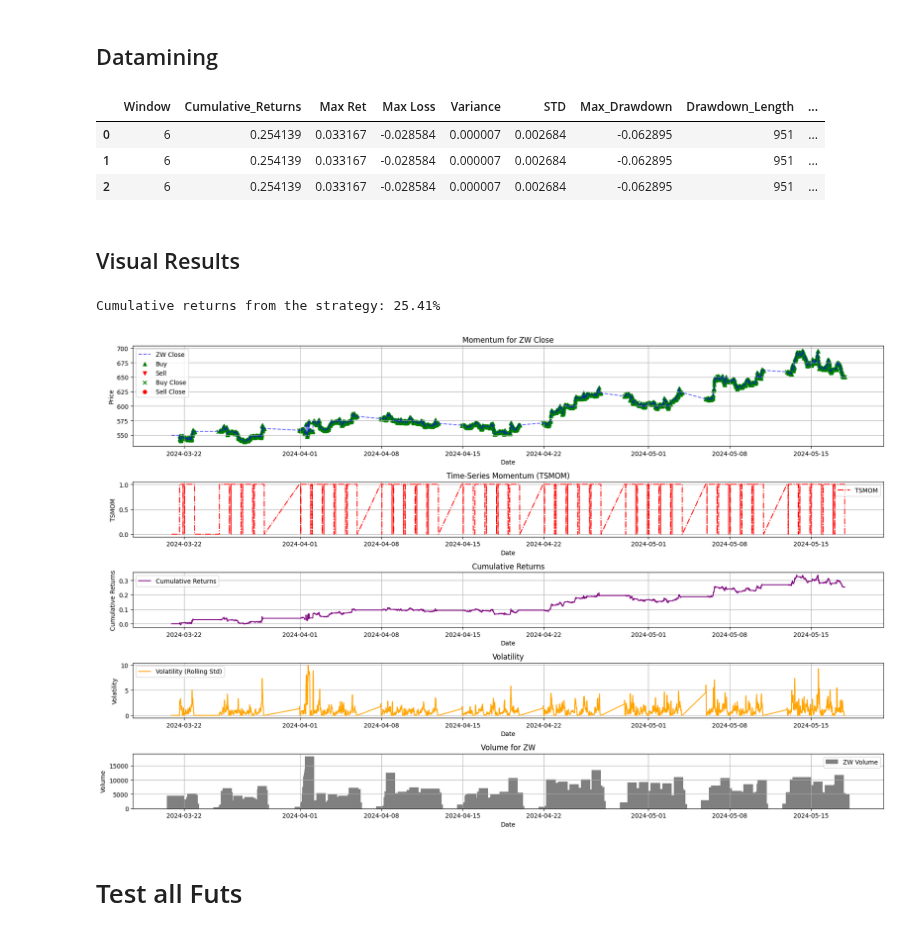
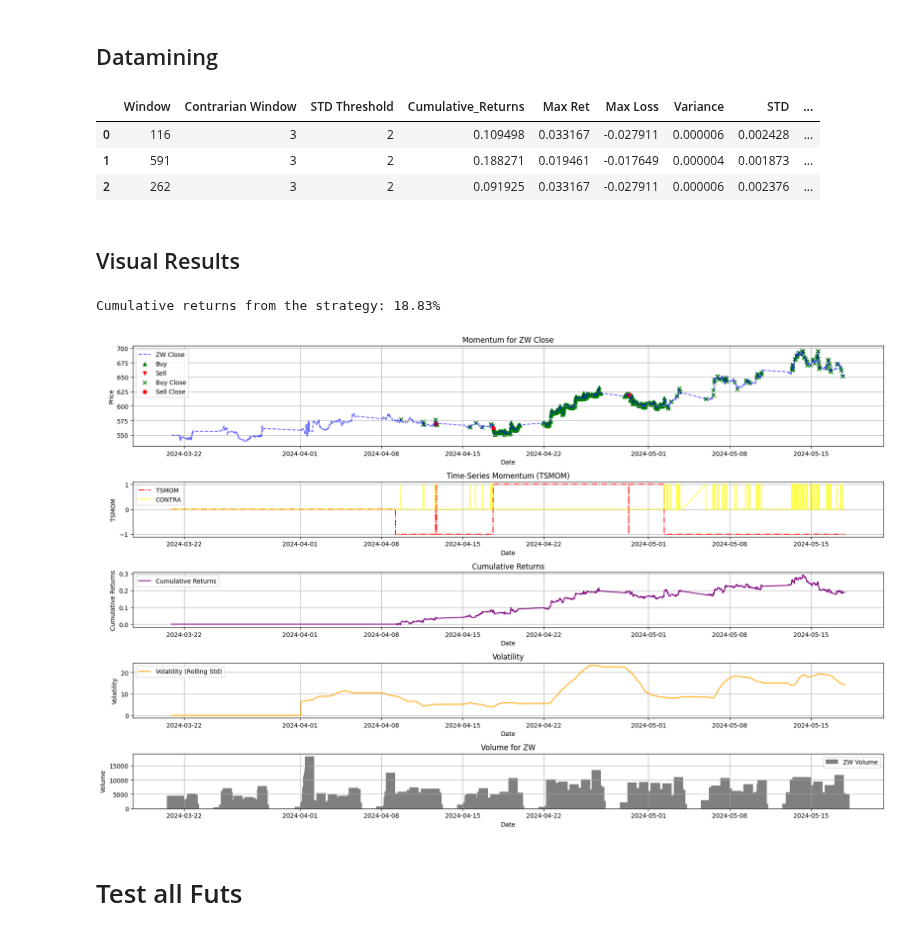
Before and after one commit to adamd1985/intra_day_futures_arb, a Jupyter notebook: ta_momentum.ipynb, the cells around one changed output. Saved outputs shown, nothing was run; the diff lists cells and outputs as text; code cells hidden in the pictures.

Commit message:
update with CONTRA TSMOM

```diff
--- a/ta_momentum.ipynb
+++ b/ta_momentum.ipynb
@@ -196,24 +205,24 @@ import itertools
 import math
 from scipy.stats import skew, kurtosis
 
-def tsmom_backtest(df, target_col, window=abs(HALF_LIFE), period=INTERVAL):
+def tsmom_backtest(df, target_col, lookback=abs(HALF_LIFE), contra_lookback=abs(HALF_LIFE//2), period=INTERVAL, std_threshold=1.5):
     df = df.copy()
     df['Closed'] = 0
     df['Position'] = 0
     df['Ret'] = 0.0
-    ts_mom_df = get_tsmom_signals(target_fut_df[f"{TARGET_FUT}_Close"], lookback=window, period=period)
+    ts_mom_df = get_tsmom_signals(df[target_col], lookback=lookback, contra_lookback=contra_lookback, std_threshold=std_threshold)
     df['TSMOM'] = ts_mom_df['TSMOM']
-
+    df['CONTRA'] = ts_mom_df['CONTRA']
 
     df['TSMOM_Shifted'] = df['TSMOM'].shift(1).fillna(0)
-    df['SB'] = df['TSMOM_Shifted'] > 0
-    df['SS'] = df['TSMOM_Shifted'] < 0
+    df['CONTRA_Shifted'] = df['CONTRA'].shift(3).fillna(0)
+    df['SB'] = (df['TSMOM_Shifted'] > 0) & (df['CONTRA_Shifted'] == 0)
+    df['SS'] = (df['TSMOM_Shifted'] < 0) & (df['CONTRA_Shifted'] == 0)
     df['SBS'] = df['TSMOM_Shifted'] < 1
     df['SSB'] = df['TSMOM_Shifted'] > -1
 
     entry = 0
     position = 0
-
     for i, row in df.iterrows():
         if (row['SBS'] and position == 1) or (row['SSB'] and position == -1):
             if position == 1:
@@ -229,6 +238,8 @@ def tsmom_backtest(df, target_col, window=abs(HALF_LIFE), period=INTERVAL):
         elif row['SS'] and position == 0:
             entry = row[target_col]
             position = -1
+        if position !=0 and row['CONTRA'] != 0:
+            position = -position
 
         df.at[i, 'Position'] = position
 
@@ -239,11 +250,13 @@ def tsmom_backtest(df, target_col, window=abs(HALF_LIFE), period=INTERVAL):
     df['Drawdown'] = (1 + df['Ret']).cumprod().div((1 + df['Ret']).cumprod().cummax()) - 1
     max_drawdown = df['Drawdown'].min()
     drawdown_length = (df['Drawdown'] < 0).astype(int).groupby(df['Drawdown'].eq(0).cumsum()).cumsum().max()
-    sharpe = calc_annualized_sharpe(df['Ret'])
+    sharpe = calc_annualized_sharpe(df['Ret'], period=period)
     trades = (df['Position'].diff().ne(0) & df['Position'].ne(0)).sum()
 
     stats_df = pd.DataFrame({
-        "Window": [window],
+        "Window": [lookback],
+        "Contrarian Window": [contra_lookback],
+        "STD Threshold": [std_threshold],
         "Cumulative_Returns": [df['cRets'].iloc[-1]],
         "Max Ret": [df['Ret'].max()],
         "Max Loss": [df['Ret'].min()],
@@ -267,8 +280,10 @@ def param_search_tsmom(df, target_col, initial_window=HALF_LIFE, window_factor =
 
     num_steps = int(math.log(initial_window / window_min, window_factor)) + 1
     windows = [int(initial_window // (window_factor**i)) for i in range(num_steps)]
-    std_adjustments = [intial_std_adjustment/2, intial_std_adjustment, intial_std_adjustment * 1.5, intial_std_adjustment * 2]
-    combinations = list(itertools.product(windows, std_adjustments))
+    contra_windows = [1, 3, 12] # in the paper they lookback 3 months (steps).
+    std_thresholds = [1.5, 2]
+
+    combinations = list(itertools.product(windows, contra_windows, std_thresholds))
 
     best_sharpe = -float('inf')
     best_sharpe_stats = None
@@ -280,8 +295,8 @@ def param_search_tsmom(df, target_col, initial_window=HALF_LIFE, window_factor =
     sharpes = []
     n_tests = len(combinations)
 
-    for window, adjustment in tqdm(combinations, desc="param_search_tsmom"):
-        _, stats_df = tsmom_backtest(df, target_col, window)
+    for window, contra_window, std_threshold in tqdm(combinations, desc="param_search_tsmom"):
+        _, stats_df = tsmom_backtest(df, target_col, lookback=window, contra_lookback=contra_window, std_threshold=std_threshold)
 
         stat = stats_df['Sharpe'].iloc[0]
         sharpes.append(stat)
@@ -319,20 +334,22 @@ def param_search_tsmom(df, target_col, initial_window=HALF_LIFE, window_factor =
 stats_df = param_search_tsmom(futs_df, f'{TARGET_FUT}_Close', initial_window=HALF_LIFE)
 cumret_df= stats_df[stats_df["Metric"] == "Cumulative Returns"]
 BEST_WINDOW = cumret_df["Window"].values[0]
+BEST_CONTRA = cumret_df["Contrarian Window"].values[0]
+BEST_STD_THRESHOLD = cumret_df["STD Threshold"].values[0]
 
 stats_df.drop(columns=["Rets"])
 # %% [output]
-|  | Window | Cumulative_Returns | Max Ret | Max Loss | Variance | STD | Max_Drawdown | Drawdown_Length | ... |
-| 0 | 6 | 0.254139 | 0.033167 | -0.028584 | 0.000007 | 0.002684 | -0.062895 | 951 | ... |
-| 1 | 6 | 0.254139 | 0.033167 | -0.028584 | 0.000007 | 0.002684 | -0.062895 | 951 | ... |
-| 2 | 6 | 0.254139 | 0.033167 | -0.028584 | 0.000007 | 0.002684 | -0.062895 | 951 | ... |
+|  | Window | Contrarian Window | STD Threshold | Cumulative_Returns | Max Ret | Max Loss | Variance | STD | ... |
+| 0 | 116 | 3 | 2 | 0.109498 | 0.033167 | -0.027911 | 0.000006 | 0.002428 | ... |
+| 1 | 591 | 3 | 2 | 0.188271 | 0.019461 | -0.017649 | 0.000004 | 0.001873 | ... |
+| 2 | 262 | 3 | 2 | 0.091925 | 0.033167 | -0.027911 | 0.000006 | 0.002376 | ... |
 # %% [markdown]
 ## Visual Results
 # %%
 import matplotlib.pyplot as plt
 
 backtest_df = futs_df[[f'{TARGET_FUT}_Close', f'{TARGET_FUT}_Volume']].copy()
-backtest_df, stats_df = tsmom_backtest(backtest_df, f'{TARGET_FUT}_Close', BEST_WINDOW)
+backtest_df, stats_df = tsmom_backtest(backtest_df, f'{TARGET_FUT}_Close', lookback=BEST_WINDOW, contra_lookback=BEST_CONTRA, std_threshold=BEST_STD_THRESHOLD)
 backtest_df['cRets'] = (1 + backtest_df['Ret']).cumprod() - 1
 backtest_df['Volatility'] = backtest_df[f'{TARGET_FUT}_Close'].rolling(window=BEST_WINDOW).std().fillna(0.)
 print(f"Cumulative returns from the strategy: {backtest_df['cRets'].iloc[-1]*100.:.02f}%")
@@ -358,41 +375,42 @@ ax1.grid(True)
 
 ax2 = plt.subplot2grid((12, 1), (3, 0), rowspan=2, colspan=1, sharex=ax1)
 ax2.plot(backtest_df['TSMOM'], label='TSMOM', color='red', linestyle='-.')
+ax2.plot(backtest_df['CONTRA'], label='CONTRA', color='yellow', linestyle='-', alpha=0.7)
 ax2.set_title('Time-Series Momentum (TSMOM)')
 ax2.set_xlabel('Date')
 ax2.set_ylabel('TSMOM')
 ax2.legend()
 ax2.grid(True)
 
 ax3 = plt.subplot2grid((12, 1), (5, 0), rowspan=2, colspan=1, sharex=ax1)
 ax3.plot(backtest_df['cRets'], label='Cumulative Returns', color='purple')
 ax3.set_title('Cumulative Returns')
 ax3.set_xlabel('Date')
 ax3.set_ylabel('Cumulative Returns')
 ax3.legend()
 ax3.grid(True)
 
 ax4 = plt.subplot2grid((12, 1), (7, 0), rowspan=2, colspan=1, sharex=ax1)
 ax4.plot(backtest_df['Volatility'], label='Volatility (Rolling Std)', color='orange')
 ax4.set_title('Volatility')
 ax4.set_xlabel('Date')
 ax4.set_ylabel('Volatility')
 ax4.legend()
 ax4.grid(True)
 
 ax5 = plt.subplot2grid((12, 1), (9, 0), rowspan=2, colspan=1, sharex=ax1)
 ax5.bar(backtest_df.index, backtest_df[f'{TARGET_FUT}_Volume'], label=f'{TARGET_FUT} Volume', color='grey')
 ax5.set_title(f'Volume for {TARGET_FUT}')
 ax5.set_xlabel('Date')
 ax5.set_ylabel('Volume')
 ax5.legend()
 ax5.grid(True)
 
 plt.tight_layout()
 plt.show()
 # %% [output]
-Cumulative returns from the strategy: 25.41%
+Cumulative returns from the strategy: 18.83%
-[figure, old version]
+[figure, new version]
 # %% [markdown]
 # Test all Futs
 # %%
```
Also changed, not shown: parts of 3 cells of this notebook.
